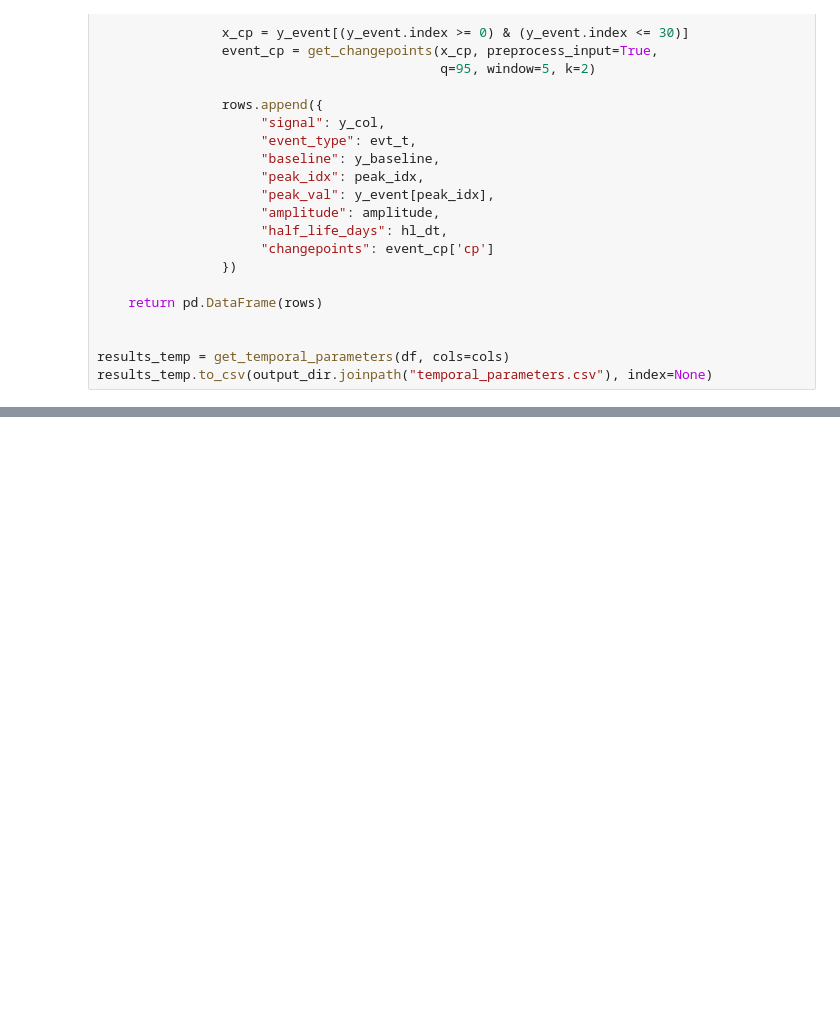
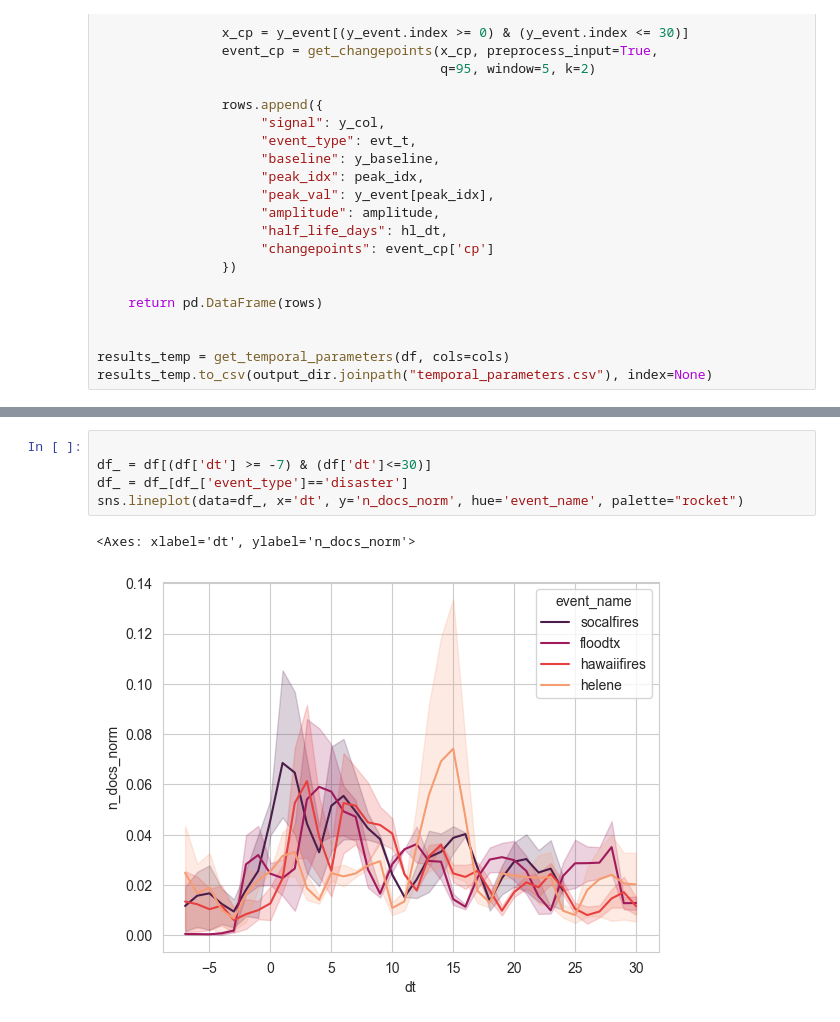
Before and after one commit to elugos/HSMS_LUGOS, a Jupyter notebook: temporal_analysis_daily.ipynb, the cells around one changed output, grey strips where cells are left out. Saved outputs shown, nothing was run; the diff lists cells and outputs as text; blank space fills up the shorter version.

```diff
--- a/temporal_analysis_daily.ipynb
+++ b/temporal_analysis_daily.ipynb
@@ -302,0 +314,8 @@ plot_event_background_timeseries(df, cols=cols)
+# %%
+
+df_ = df[(df['dt'] >= -7) & (df['dt']<=30)]
+df_ = df_[df_['event_type']=='disaster']
+sns.lineplot(data=df_, x='dt', y='n_docs_norm', hue='event_name', palette="rocket")
+# %% [output]
+<Axes: xlabel='dt', ylabel='n_docs_norm'>
+[figure, added]
```
Also changed, not shown: parts of 4 cells of this notebook, 3 other files.
